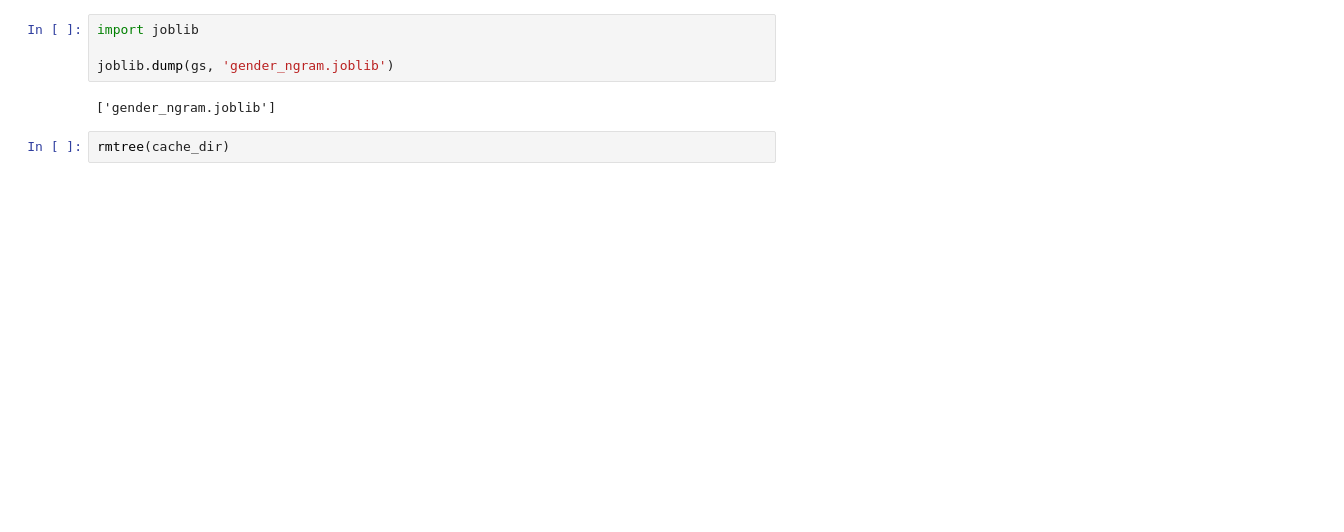
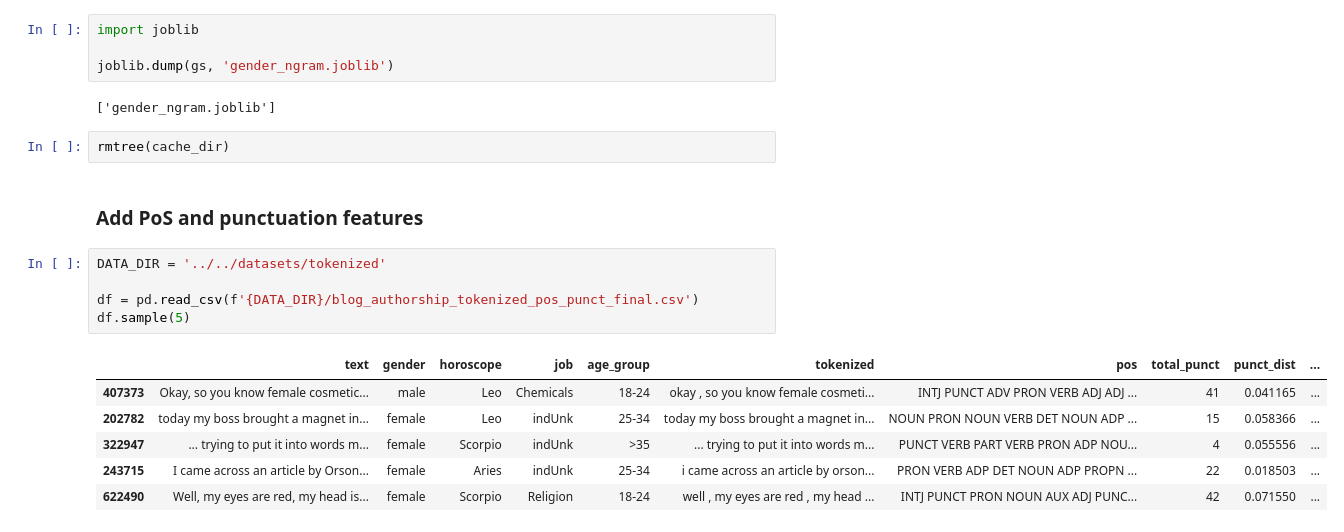
Before and after one commit to dimboump/clips-internship, a Jupyter notebook: Stylene v2/models/gender/gender_baselines.ipynb, the cells around one changed output. Drawn from its saved outputs; the diff is of its cells as text; blank space fills up the shorter version.

```diff
--- a/Stylene v2/models/gender/gender_baselines.ipynb
+++ b/Stylene v2/models/gender/gender_baselines.ipynb
@@ -184,3 +189,17 @@ joblib.dump(gs, 'gender_ngram.joblib')
 ['gender_ngram.joblib']
 # %%
 rmtree(cache_dir)
+# %% [markdown]
+### Add PoS and punctuation features
+# %%
+DATA_DIR = '../../datasets/tokenized'
+
+df = pd.read_csv(f'{DATA_DIR}/blog_authorship_tokenized_pos_punct_final.csv')
+df.sample(5)
+# %% [output]
+|  | text | gender | horoscope | job | age_group | tokenized | pos | total_punct | punct_dist | ... |
+| 407373 | Okay, so you know female cosmetic... | male | Leo | Chemicals | 18-24 | okay , so you know female cosmeti... | INTJ PUNCT ADV PRON VERB ADJ ADJ ... | 41 | 0.041165 | ... |
+| 202782 | today my boss brought a magnet in... | female | Leo | indUnk | 25-34 | today my boss brought a magnet in... | NOUN PRON NOUN VERB DET NOUN ADP ... | 15 | 0.058366 | ... |
+| 322947 | ... trying to put it into words m... | female | Scorpio | indUnk | >35 | ... trying to put it into words m... | PUNCT VERB PART VERB PRON ADP NOU... | 4 | 0.055556 | ... |
+| 243715 | I came across an article by Orson... | female | Aries | indUnk | 25-34 | i came across an article by orson... | PRON VERB ADP DET NOUN ADP PROPN ... | 22 | 0.018503 | ... |
+| 622490 | Well, my eyes are red, my head is... | female | Scorpio | Religion | 18-24 | well , my eyes are red , my head ... | INTJ PUNCT PRON NOUN AUX ADJ PUNC... | 42 | 0.071550 | ... |
```
Also changed, not shown: parts of 28 cells of this notebook.
